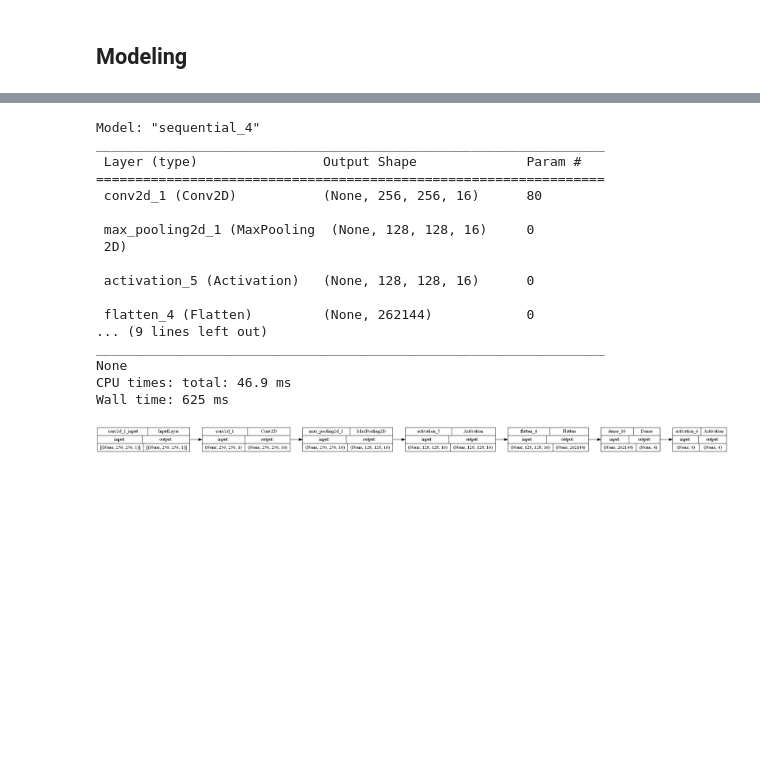
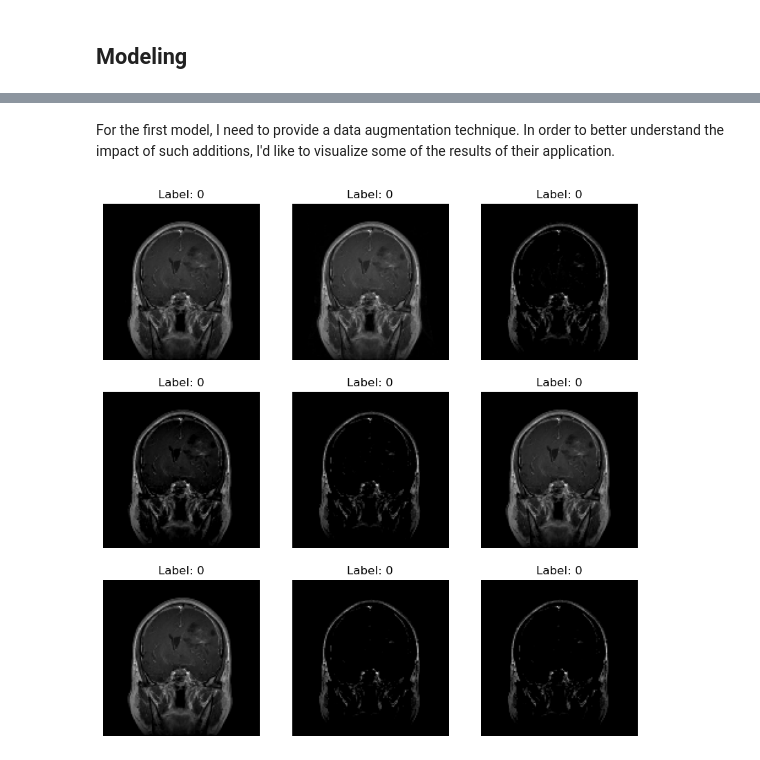
Before and after one commit to cphchip/cs7324_code, a Jupyter notebook: Lab 6/Henderson_48996654_Lab_6.ipynb, the cells around one changed output, grey strips where cells are left out. Saved outputs shown, nothing was run; the diff lists cells and outputs as text; code cells hidden in the pictures; blank space fills up the shorter version.

```diff
--- a/Lab 6/Henderson_48996654_Lab_6.ipynb
+++ b/Lab 6/Henderson_48996654_Lab_6.ipynb
@@ -212,43 +210,31 @@ Wall time: 25.8 s
-# %%
-%%time
-
-# CREATE A CNN WITH ONLY ONE CONVOLUTIONAL LAYER AND ONE OUTPUT LAYER
-
-# make a CNN with conv layer and max pooling
-cnn = Sequential()
-cnn.add( Conv2D(filters=16, kernel_size= (2, 2), padding='same',
-                input_shape=(256,256,1),
-               ) )
-
-cnn.add( MaxPooling2D(pool_size=(2, 2)) )
-cnn.add( Activation('relu') )
-# add one layer on flattened output
-cnn.add( Flatten() )
-cnn.add( Dense(NUM_CLASSES) )
-cnn.add( Activation('softmax') )
-
-print(cnn.summary())
-
-plot_model(
-    cnn, to_file='model.png', show_shapes=True, show_layer_names=True,
-    rankdir='LR', expand_nested=False, dpi=96
-)
-# %% [output]
-Model: "sequential_4"
-_________________________________________________________________
- Layer (type)                Output Shape              Param #
-=================================================================
- conv2d_1 (Conv2D)           (None, 256, 256, 16)      80
-
- max_pooling2d_1 (MaxPooling  (None, 128, 128, 16)     0
- 2D)
-
- activation_5 (Activation)   (None, 128, 128, 16)      0
-
- flatten_4 (Flatten)         (None, 262144)            0
-... (9 lines left out)
-_________________________________________________________________
-None
-CPU times: total: 46.9 ms
-Wall time: 625 ms
-[figure, removed]
+# %% [markdown]
+For the first model, I need to provide a data augmentation technique. In order to better understand the impact of such additions, I'd like to visualize some of the results of their application.
+# %%
+# Source: https://keras.io/examples/vision/image_classification_efficientnet_fine_tuning/
+
+# from tensorflow.keras.models import Sequential
+from tensorflow.keras import layers
+# from tensorflow.keras.layers import RandomContrast, RandomBrightness
+
+img_augmentation = Sequential(
+    [
+        # layers.RandomRotation(factor=0.15),
+        # layers.RandomTranslation(height_factor=0.1, width_factor=0.1),
+        # layers.RandomFlip(),
+        layers.RandomBrightness(factor=(-0.3,0)),
+        layers.RandomContrast(factor=0.2)
+    ],
+    name="img_augmentation",
+)
+
+plt.subplots(figsize=(10, 10))
+for i, (images, labels) in enumerate(ds_train.take(1)):
+    for i in range(9):
+        ax = plt.subplot(3, 3, i + 1)
+        aug_img = img_augmentation(tf.expand_dims(images[0], axis=0))
+        plt.imshow(aug_img.numpy().squeeze(), cmap='gray')
+        # plt.imshow(images[0].numpy().squeeze(), cmap='gray')
+        plt.title(f"Label: {np.argmax(labels)}")
+        plt.axis("off")
+# %% [output]
+[figure, added]
```
Also changed, not shown: parts of 23 cells of this notebook, 1 other file.
